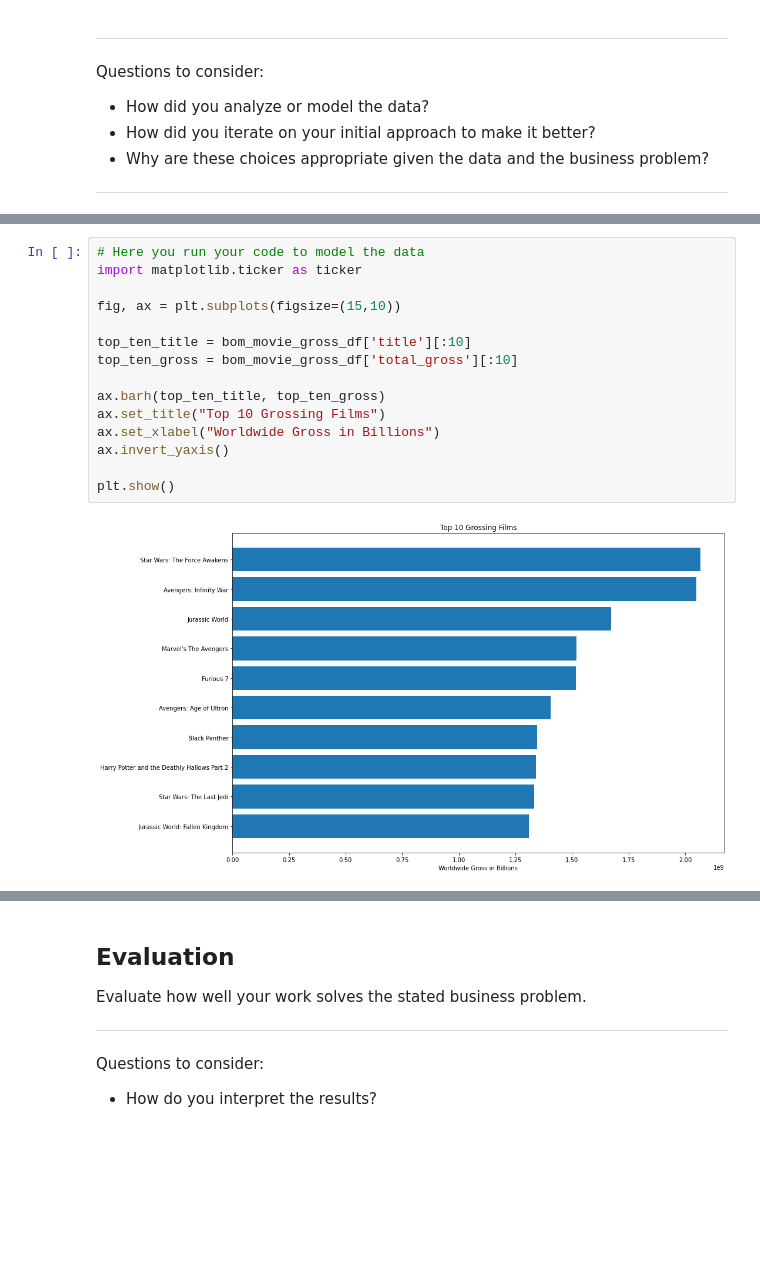
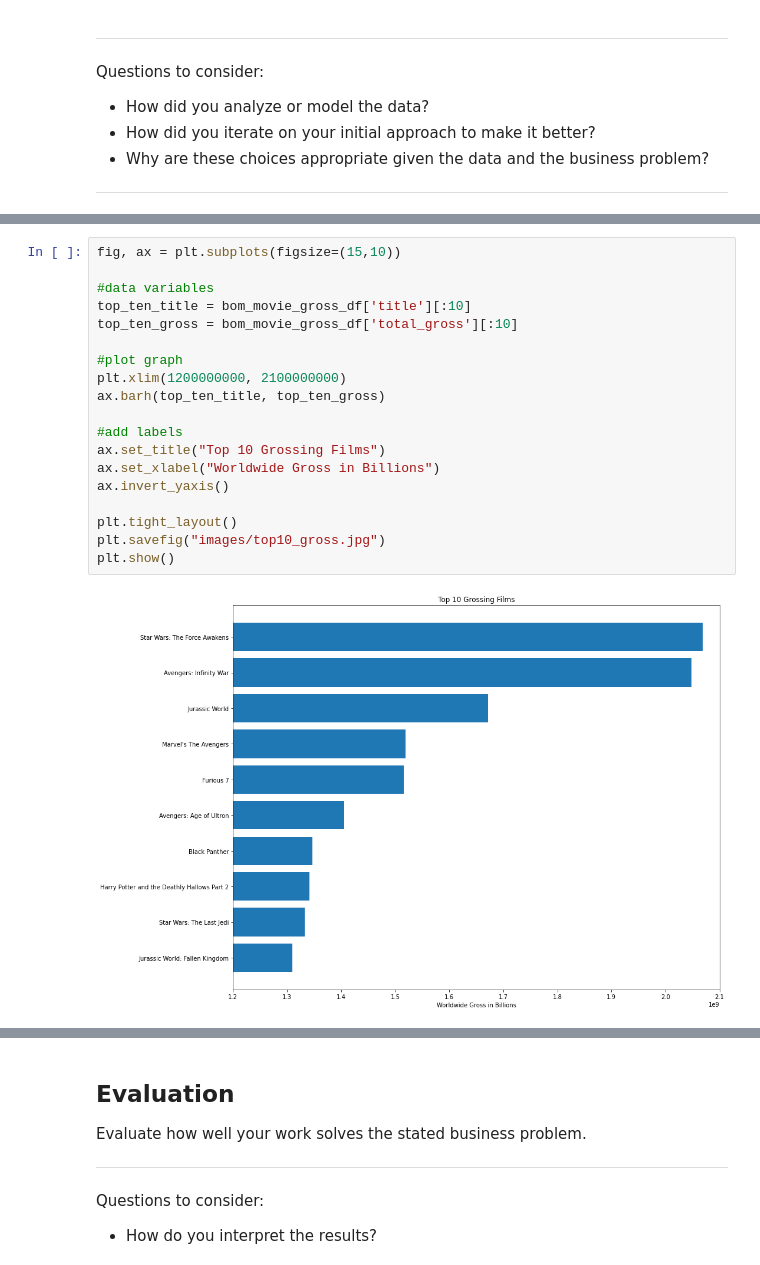
Before and after one commit to wong-ricky/Microsoft-Movie_Analysis, a Jupyter notebook: movie-analysis.ipynb, the cells around one changed output, grey strips where cells are left out. Saved outputs shown, nothing was run; the diff lists cells and outputs as text; blank space fills up the shorter version.

Commit message:
add graphs + conclusion

```diff
--- a/movie-analysis.ipynb
+++ b/movie-analysis.ipynb
@@ -363,17 +384,21 @@ Questions to consider:
 # %%
-# Here you run your code to model the data
-import matplotlib.ticker as ticker
-
 fig, ax = plt.subplots(figsize=(15,10))
 
+#data variables
 top_ten_title = bom_movie_gross_df['title'][:10]
 top_ten_gross = bom_movie_gross_df['total_gross'][:10]
 
+#plot graph
+plt.xlim(1200000000, 2100000000)
 ax.barh(top_ten_title, top_ten_gross)
+
+#add labels
 ax.set_title("Top 10 Grossing Films")
 ax.set_xlabel("Worldwide Gross in Billions")
 ax.invert_yaxis()
 
+plt.tight_layout()
+plt.savefig("images/top10_gross.jpg")
 plt.show()
 # %% [output]
-[figure, old version]
+[figure, new version]
```
Also changed, not shown: parts of 22 cells of this notebook, 4 other files.
